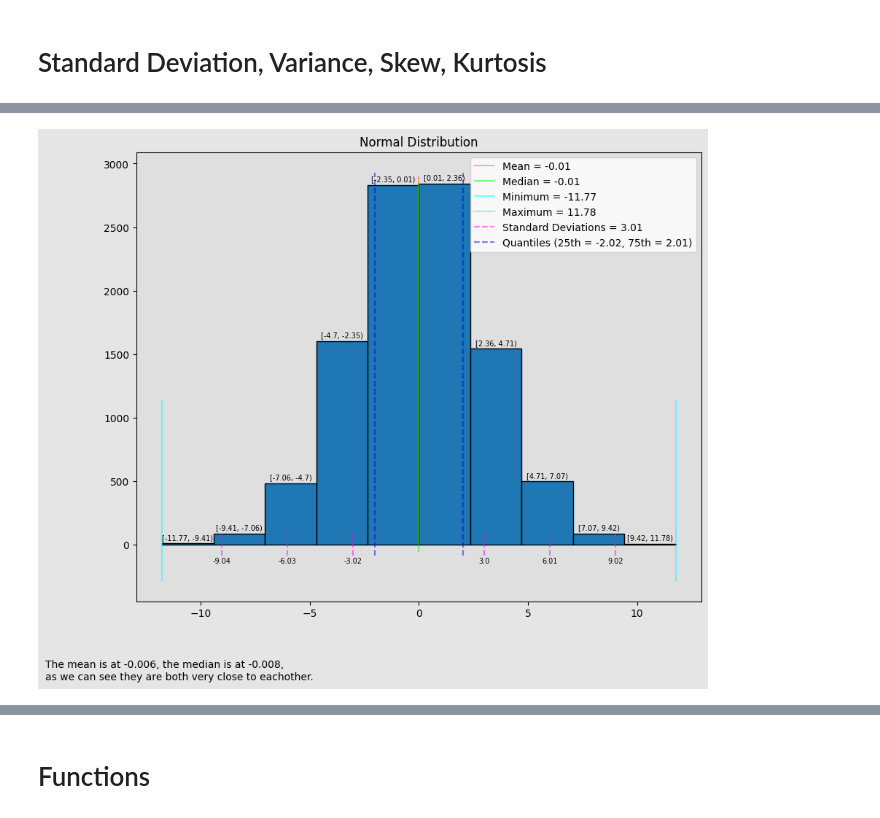
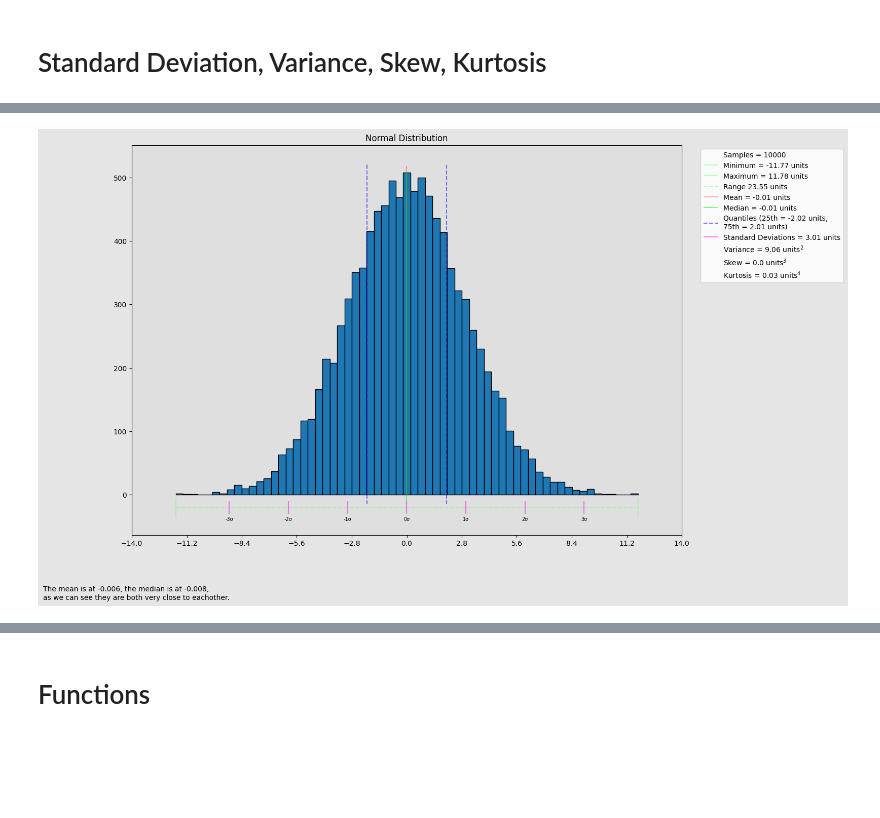
Before and after one commit to luis-fdz-rmz/DataAnalysisJourney, a Jupyter notebook: DataAnalysis.ipynb, the cells around one changed output, grey strips where cells are left out. Drawn from its saved outputs; the diff is of its cells as text; code cells hidden in the pictures; blank space fills up the shorter version.

Commit message:
Added some more functions to explore. Implemented skew, kurtosis, and made visual changes to graph

```diff
--- a/DataAnalysis.ipynb
+++ b/DataAnalysis.ipynb
@@ -222,61 +217,98 @@ The mean is 4.354166666666667, from numpy: 4.354166666666667
 # %%
+from matplotlib.lines import Line2D
 
-def plot_histogram(list_values, title, message):
-    fig = plt.figure(figsize=(10,8), facecolor=[0.9,0.9,0.9])
-    n,bins,_ = plt.hist(list_values,edgecolor = [[0,0,0]], align='mid')
+def plot_histogram(list_values, title, message, sample = True, units = "units",list_bins = False):
+    fig = plt.figure(figsize=(14,10), facecolor=(0.9,0.9,0.9))
+    n,bins,_ = plt.hist(list_values,edgecolor = [[0,0,0]], bins='auto',align='mid')
     ax = plt.gca()
-    ax.set_facecolor([0.85,0.85,0.85,0.5])
+    ax.set_facecolor((0.85,0.85,0.85,0.5))
+    samples = len(list_values)
+    max_value = max(list_values)
+    min_value = min(list_values)
     max_list_count = max(n)
     mean = np.mean(list_values)
     median = np.median(list_values)
-    for i, (height, bin) in enumerate(zip(n,bins)):
-        if height != 0:
-            # print(f"bin range = [{np.round(bin,2)}, {np.round(bins[i+1],2)}) ")
-            plt.text((np.round(bin,2)+np.round(bins[i+1],2))/2, height+30, f"[{np.round(bin,2)}, {np.round(bins[i+1],2)})", fontsize= 7, horizontalalignment = 'center')
-    # print(n, bins)
-    plt.vlines(mean, 0, max_list_count+0.02*max_list_count, [[1,0,0, 0.3]], label=f"Mean = {np.round(mean,2)}")
-    plt.vlines(median, -0.02*max_list_count, max_list_count, [[0,1,0, 0.5]], label=f"Median = {np.round(median,2)}")
-    plt.vlines(min(list_values), -0.1*max_list_count,0.4*max_list_count, [[0,1,1, 0.5]], label = f"Minimum = {np.round(min(list_values),2)}")
-    plt.vlines(max(list_values), -0.1*max_list_count,0.4*max_list_count, [[0,1,1, 0.5]], label = f"Maximum = {np.round(max(list_values),2)}")
-    standard_deviation = np.std(list_values)
-    label = True
-    for i in range(1,4):
-        plt.vlines(mean - standard_deviation*i, -0.03*max_list_count,0.03*max_list_count, [[1,0,1,0.5]], label=f"Standard Deviations = {np.round(standard_deviation,2)}" if label else None, linestyles='dashed')
-        plt.text(mean - standard_deviation*i, -0.05*max_list_count, str(np.round(mean - standard_deviation*i,2)), fontsize = 7, ha='center')
-        plt.vlines(mean + standard_deviation*i, -0.03*max_list_count,0.03*max_list_count, [[1,0,1,0.5]], linestyles='dashed')
-        plt.text(mean + standard_deviation*i, -0.05*max_list_count, str(np.round(mean + standard_deviation*i,2)), fontsize = 7, ha='center')
-        label = False
+    variance = np.var(list_values, ddof=1 if sample else 0)
+    standard_deviation = np.sqrt(variance)
+    skew = sp.skew(list_values)
+    kurtosis = sp.kurtosis(list_values)
+    if list_bins:
+        for i, (height, bin) in enumerate(zip(n,bins)):
+            if height != 0:
+                plt.text((np.round(bin,2)+np.round(bins[i+1],2))/2, float(height)+30, f"[{np.round(bin,2)}, {np.round(bins[i+1],2)})", fontsize= 7, horizontalalignment = 'center')
+    plt.plot([], [],color='none', label=f"Samples = {samples}")
+    plt.vlines(min_value, -0.07*max_list_count,-0.01*max_list_count, ((0.5,1,0.5, 0.5)), label = f"Minimum = {np.round(min_value,2)} {units}")
+    plt.vlines(max_value, -0.07*max_list_count,-0.01*max_list_count, ((0.5,1,0.5, 0.5)), label = f"Maximum = {np.round(max_value,2)} {units}")
+    plt.hlines(-0.04*max_list_count, min_value, max_value, colors=((0.5,1,0.5, 0.5)), label=f"Range {np.round(max_value - min_value,2)} {units}", linestyles='dashed')
+    plt.vlines(mean, 0, max_list_count+0.02*max_list_count, ((1,0,0, 0.3)), label=f"Mean = {np.round(mean,2)} {units}")
+    plt.vlines(median, -0.02*max_list_count, max_list_count, ((0,1,0, 0.5)), label=f"Median = {np.round(median,2)} {units}")
+    plt.vlines([np.quantile(list_values, 0.25), np.quantile(list_values, 0.75)], -0.03*max_list_count, max_list_count+0.03*max_list_count, ((0,0,1, 0.5)),
+               label=f"Quantiles (25th = {np.round(np.quantile(list_values, 0.25),2)} {units}, \n75th = {np.round(np.quantile(list_values, 0.75),2)} {units})", linestyles='dashed')
+    # plt.text(((max_value + min_value)/2), -0.09*max_list_count, "Range", ha='center')
+    plt.vlines(mean, -0.06*max_list_count,-0.02*max_list_count, ((1,0,1,0.5)), linestyles='solid', label=f"Standard Deviations = {np.round(standard_deviation,2)} {units}")
+    plt.text(mean, -0.08*max_list_count, f"0{"σ" if sample else "S"}", fontsize = 7, ha='center')
+    i = 1
+    while (mean - standard_deviation*i >= min_value) or (mean + standard_deviation*i <= max_value):
+        if mean - standard_deviation*i >= min_value:
+            plt.vlines(mean - standard_deviation*i, -0.06*max_list_count,-0.02*max_list_count, ((1,0,1,0.5)), linestyles='solid')
+            plt.text(mean - standard_deviation*i, -0.08*max_list_count, f"-{i}{"σ" if sample else "S"}", fontsize = 7, ha='center')
+        if mean + standard_deviation*i <= max_value:
+            plt.vlines(mean + standard_deviation*i, -0.06*max_list_count,-0.02*max_list_count, ((1,0,1,0.5)), linestyles='solid')
+            plt.text(mean + standard_deviation*i, -0.08*max_list_count, f"{i}{"σ" if sample else "S"}", fontsize = 7, ha='center')
+        i+=1
 
-    plt.vlines([np.quantile(list_values, 0.25), np.quantile(list_values, 0.75)], -0.03*max_list_count, max_list_count+0.03*max_list_count, [[0,0,1, 0.5]],
-               label=f"Quantiles (25th = {np.round(np.quantile(list_values, 0.25),2)}, 75th = {np.round(np.quantile(list_values, 0.75),2)})", linestyles='dashed')
-    fig.set_facecolor([0.8,0.8,0.8,0.5])
+    # Create a dummy legend entry that looks like plain text
+    plt.plot([], [],color='none', label=f"Variance = {np.round(variance,2)} {units}$^2$")
+    plt.plot([], [],color='none', label=f"Skew = {np.round(skew,2)} {units}$^3$")
+    plt.plot([], [],color='none', label=f"Kurtosis = {np.round(kurtosis,2)} {units}$^4$")
+    fig.set_facecolor((0.8,0.8,0.8,0.5))
     plt.figtext(0,0.01,message, ha='left', va='top', fontsize=10)
     plt.title(title)
-    plt.legend()
+    plt.legend(bbox_to_anchor=(1.3,1))
+    plt.xticks(np.linspace(np.round(1.2*min_value,0), np.round(1.2*max_value,0), 11))
+    # plt.grid(True, 'both','x', color = ((0.01,0.01,0.01,0.1)))
     plt.show()
 
 np.random.seed(42)
+
+
 normal_list = np.random.normal(0,3,10000)
 title = "Normal Distribution"
 message = f"""The mean is at {np.round(np.mean(normal_list),3)}, the median is at {np.round(np.median(normal_list),3)},
 as we can see they are both very close to eachother."""
 plot_histogram(normal_list, title, message)
 
-skewed_list = np.round(np.array(sp.skewnorm.rvs(10,size=10000, loc = 0, scale=3)),4)
-title = "Skewed Normal Distribution"
+skewed_list = np.random.weibull(0.75, 10000)
+
+title = "Skewed Distribution (weibull)"
 message = f"""The mean is at {np.round(np.mean(skewed_list),3)}, the median is at {np.round(np.median(skewed_list),3)},
 as we can see they are further away from eachother compared to a normal distribution.
 We can also observe how the distribution skews to one side,
 meaning values are more concentraded to one side of the histogram"""
 plot_histogram(skewed_list, title, message)
 
 outlier_list = deepcopy(normal_list)
 outlier_list = np.append(outlier_list, [100]*100)
-print(outlier_list.shape)
+
 title = "Outlier in Normal Distribution"
 message = f"""The mean is at {np.round(np.mean(outlier_list),3)}, the median is at {np.round(np.median(outlier_list),3)},
 as we can see they are further away from eachother compared to a normal distribution.
 This is due to the introduced outliers shifting the mean."""
 plot_histogram(outlier_list, title, message)
+
+
+laplace = np.random.laplace(0,0.1,10000)
+title = "Laplace Distribution"
+message = f"""The mean is at {np.round(np.mean(outlier_list),3)}, the median is at {np.round(np.median(outlier_list),3)},
+TODO: finish
+"""
+plot_histogram(laplace, title, message)
+
+uniform = np.random.uniform(-1,1,100000)
+title = "Uniform Distribution"
+message = f"""The mean is at {np.round(np.mean(outlier_list),3)}, the median is at {np.round(np.median(outlier_list),3)},
+TODO: finish
+"""
+plot_histogram(uniform, title, message)
 # %% [output]
-[figure, old version]
+[figure, new version]
```
Also changed, not shown: parts of 3 cells of this notebook.
